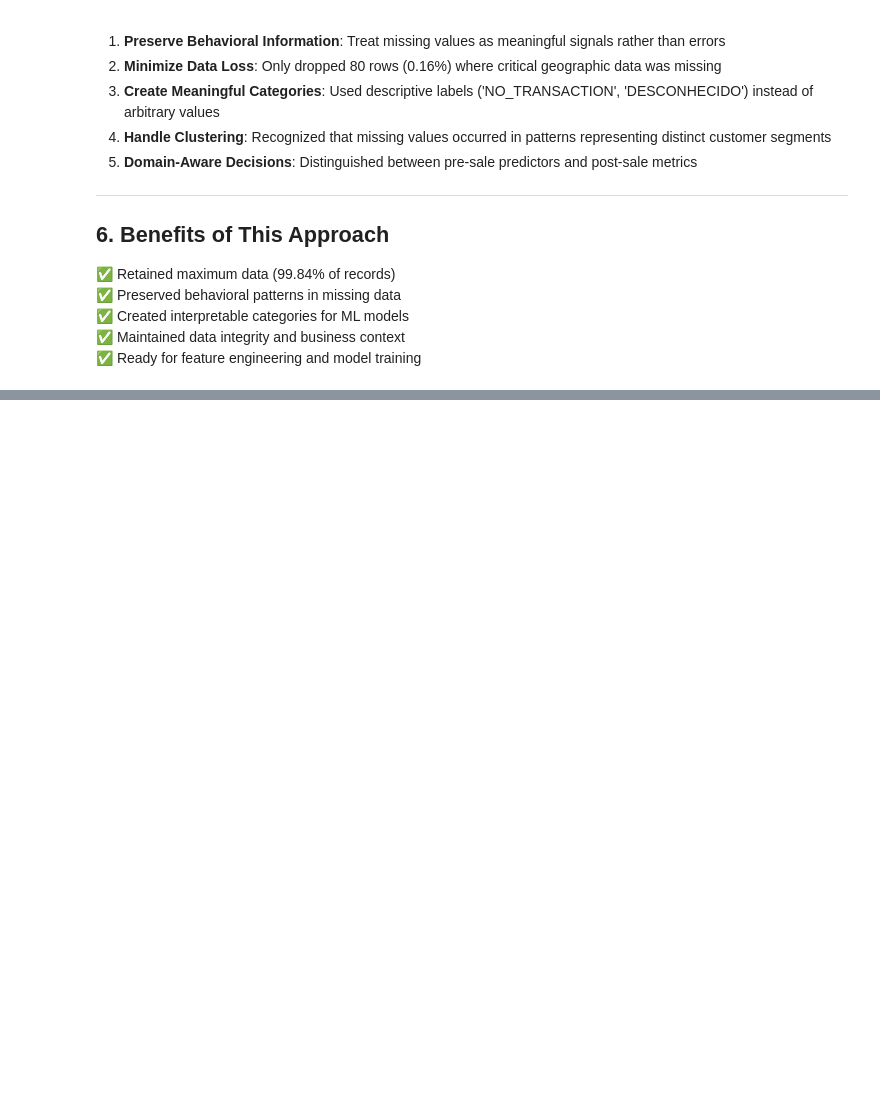
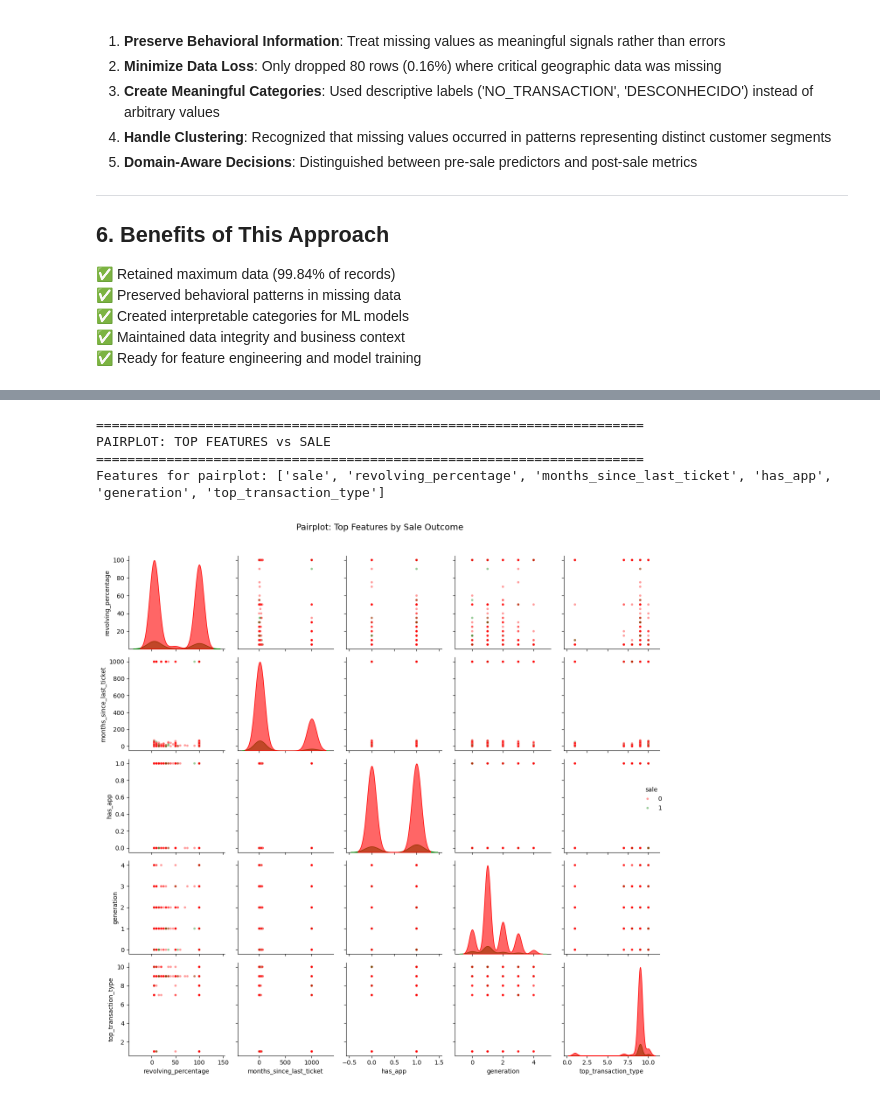
Before and after one commit to mjorgecruz/Machine_Learning_for_Hardware, a Jupyter notebook: Teresa/analysis.ipynb, the cells around one changed output, grey strips where cells are left out. Cells and saved outputs as stored; diff of their text form; code cells hidden in the pictures; blank space fills up the shorter version.

```diff
--- a/Teresa/analysis.ipynb
+++ b/Teresa/analysis.ipynb
@@ -885,0 +1366,27 @@ CURRENT_STATUS
+# %%
+# Step 6: Pairplot for most influential features
+print("="*70)
+print("PAIRPLOT: TOP FEATURES vs SALE")
+print("="*70)
+
+# Select top 5 correlated features + sale for pairplot
+pairplot_features = ['sale'] + sale_corr.head(5).index.tolist()
+print(f"Features for pairplot: {pairplot_features}")
+
+# Sample data for faster plotting (pairplots can be slow with large datasets)
+df_sample = df_encoded[pairplot_features].sample(n=min(3000, len(df_encoded)), random_state=42)
+
+# Create pairplot
+g = sns.pairplot(df_sample, hue='sale', diag_kind='kde',
+                  palette={0: 'red', 1: 'green'},
+                  plot_kws={'alpha': 0.4, 's': 15},
+                  diag_kws={'alpha': 0.6})
+g.fig.suptitle('Pairplot: Top Features by Sale Outcome', y=1.02, fontsize=14)
+plt.tight_layout()
+plt.show()
+# %% [output]
+======================================================================
+PAIRPLOT: TOP FEATURES vs SALE
+======================================================================
+Features for pairplot: ['sale', 'revolving_percentage', 'months_since_last_ticket', 'has_app', 'generation', 'top_transaction_type']
+[figure, added]
```
Also changed, not shown: parts of 43 cells of this notebook.
